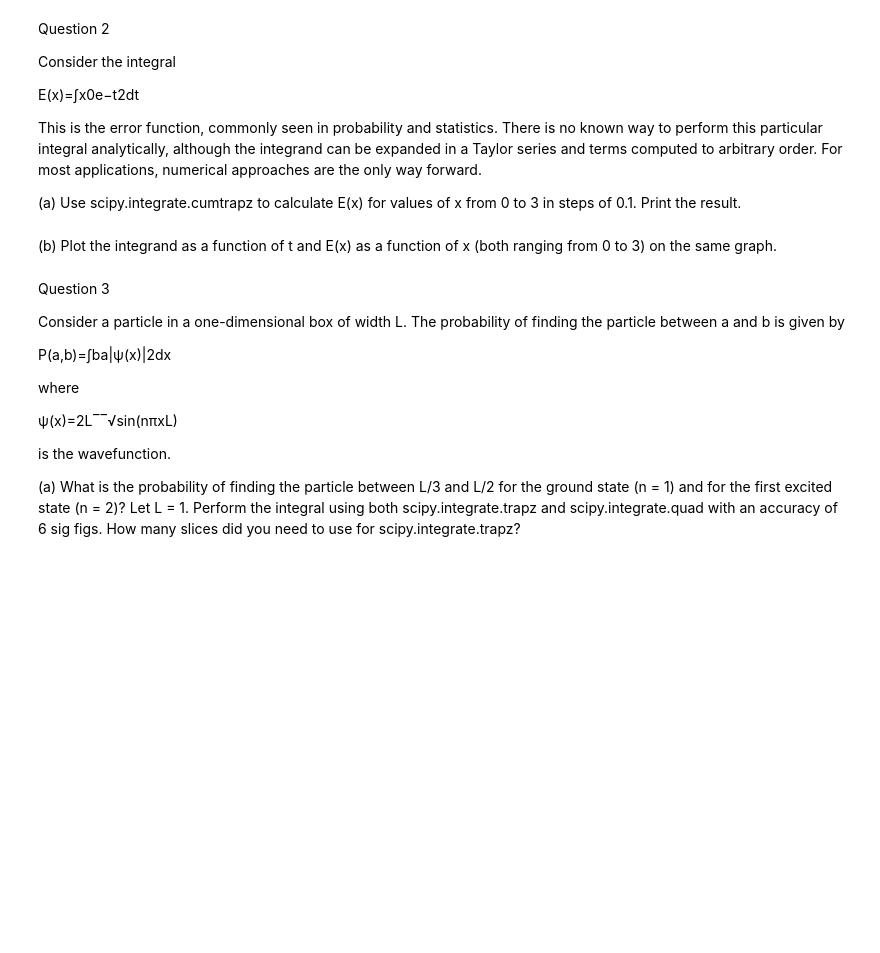
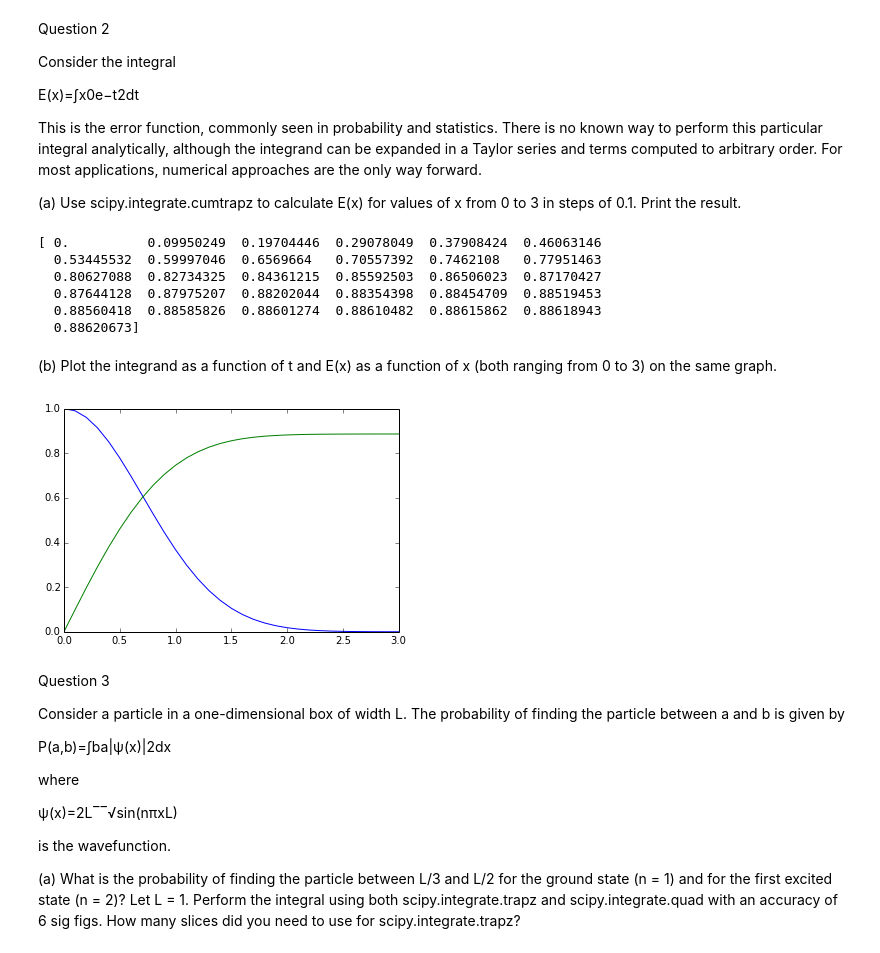
Before and after one commit to dvaage/PHYS202-S14, a Jupyter notebook: SciPy/IntegrationExercises.ipynb, the cells around one changed output. Saved outputs shown, nothing was run; the diff lists cells and outputs as text; code cells hidden in the pictures; blank space fills up the shorter version.

```diff
--- a/SciPy/IntegrationExercises.ipynb
+++ b/SciPy/IntegrationExercises.ipynb
@@ -45,0 +40,29 @@ f.close()
+# %%
+func = lambda x: x**4 -2*x +1
+print "N = 10"
+t = myint.trapz(func,0.,2.,10.)
+s = myint.simps(func,0.,2.,10.)
+err1 = abs(t - 4.4)/4.4*100
+err2 = abs(s - 4.4)/4.4*100
+print "Trapz =", t
+print "Simps =", s
+print "Trapz Error =" , err1
+print "Simps Error =", err2
+print "N = 100"
+t = myint.trapz(func,0.,2.,100.)
+s = myint.simps(func,0.,2.,100.)
+err1 = abs(t - 4.4)/4.4*100
+err2 = abs(s - 4.4)/4.4*100
+print "Trapz =", t
+print "Simps =", s
+print "Trapz Error = " , err1
+print "Simps Error = ", err2
+print "N = 1000"
+t = myint.trapz(func,0.,2.,1000.)
+s = myint.simps(func,0.,2.,1000.)
+err1 = abs(t - 4.4)/4.4*100
+err2 = abs(s - 4.4)/4.4*100
+print "Trapz =", t
+print "Simps =", s
+print "Trapz Error = " , err1
+print "Simps Error = ", err2
@@ -58,2 +95,15 @@ This is the error function, commonly seen in probability and statistics. There i
+# %%
+from scipy.integrate import cumtrapz
+ct = np.linspace(0,3,31)
+y = np.exp(-t**2)
+answer = cumtrapz(y,ct, initial = 0)
+print answer
+# %% [output]
+[ 0.          0.09950249  0.19704446  0.29078049  0.37908424  0.46063146
+  0.53445532  0.59997046  0.6569664   0.70557392  0.7462108   0.77951463
+  0.80627088  0.82734325  0.84361215  0.85592503  0.86506023  0.87170427
+  0.87644128  0.87975207  0.88202044  0.88354398  0.88454709  0.88519453
+  0.88560418  0.88585826  0.88601274  0.88610482  0.88615862  0.88618943
+  0.88620673]
 # %% [markdown]
 (b) Plot the integrand as a function of t and E(x) as a function of x (both ranging from 0 to 3) on the same graph.
@@ -62,3 +110,9 @@ This is the error function, commonly seen in probability and statistics. There i
+# %%
+plt.plot(ct,y)
+plt.plot(ct,answer)
+plt.show()
+# %% [output]
+[figure, added]
 # %% [markdown]
 Question 3
 
```
Also changed, not shown: parts of 27 cells of this notebook, 1 other file.
